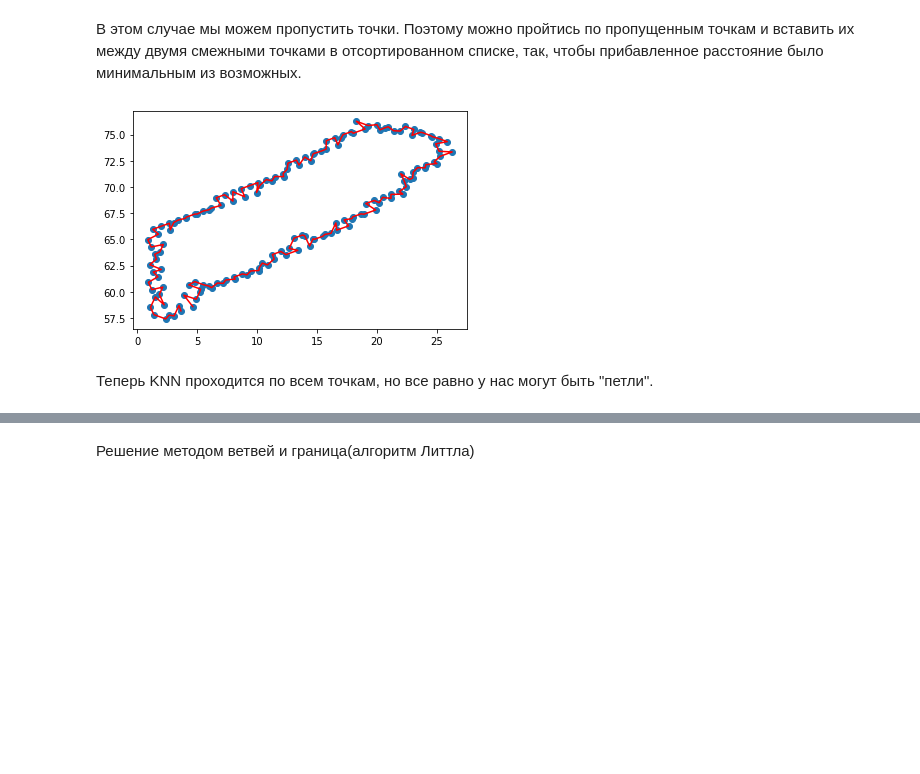
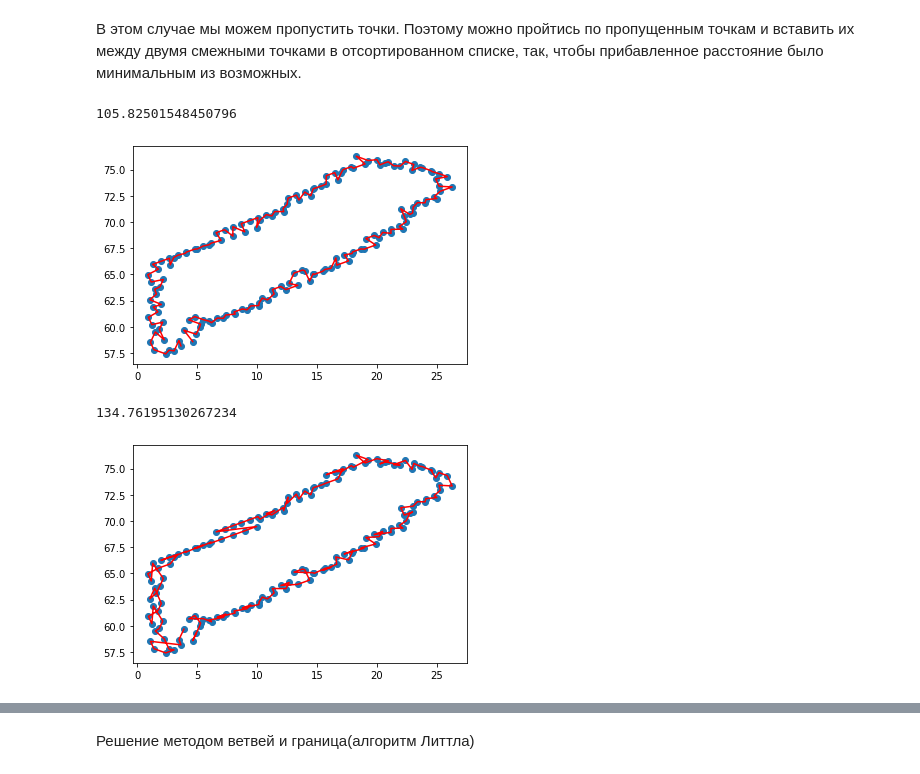
Before and after one commit to erveve/sequence_contour, a Jupyter notebook: loop.ipynb, the cells around one changed output, grey strips where cells are left out. Cells and saved outputs as stored; diff of their text form; code cells hidden in the pictures; blank space fills up the shorter version.

```diff
--- a/loop.ipynb
+++ b/loop.ipynb
@@ -16,6 +22,14 @@ sim = np.zeros((n,n))
 for i in range (n):
   for j in range (n):
     sim[i,j] = np.linalg.norm(data[i]-data[j])
+# %%
+def calc_path(sorted, data):
+  path = 0
+  for i in range (len(data)-1):
+    path += np.linalg.norm(data[sorted[i+1]]-data[sorted[i]])
+  path += np.linalg.norm(data[sorted[-1]]-data[sorted[0]])
+
+  return path
 # %% [markdown]
 Сортирую точки при помощи поиска ближайшего соседа, алгоритм проходится по всем точкам, но в конце он начинает делать большие шаги до точек, до которых он не дошел при первом обходе
 # %%
@@ -111,6 +162,8 @@ for i in md:
   else:
     sorted_data.insert(ind+1,i)
 
+print(calc_path(sorted_data, data))
+
 missed_data = np.arange(n)
 md = np.delete(missed_data, missed_data[sorted_data])
 plt.scatter(x,y)
@@ -118,6 +171,5 @@ plt.scatter(x[md],y[md],c='g')
 plt.plot(x[sorted_data],y[sorted_data],c='r')
 plt.show()
 # %% [output]
+105.82501548450796
 [figure]
-# %% [markdown]
-Теперь KNN проходится по всем точкам, но все равно у нас могут быть "петли".
@@ -125,0 +176,20 @@ simd = sim + np.diag([inf]*n)
+# %%
+mid = np.argmin(sim[0][4:])
+data1 = data[:mid]
+data2 = data[mid:]
+
+sorted_data = np.arange(mid)
+# print(sorted_data)
+for i in range (mid,n):
+  tmp = np.argmin(sim[i][sorted_data])
+  # insert before tmp
+  sorted_data = np.insert(sorted_data,tmp,i)
+
+print(calc_path(sorted_data, data))
+
+plt.scatter(x,y)
+plt.plot(x[sorted_data],y[sorted_data],c='r')
+plt.show()
+# %% [output]
+134.76195130267234
+[figure, added]
```
Also changed, not shown: parts of 13 cells of this notebook.
